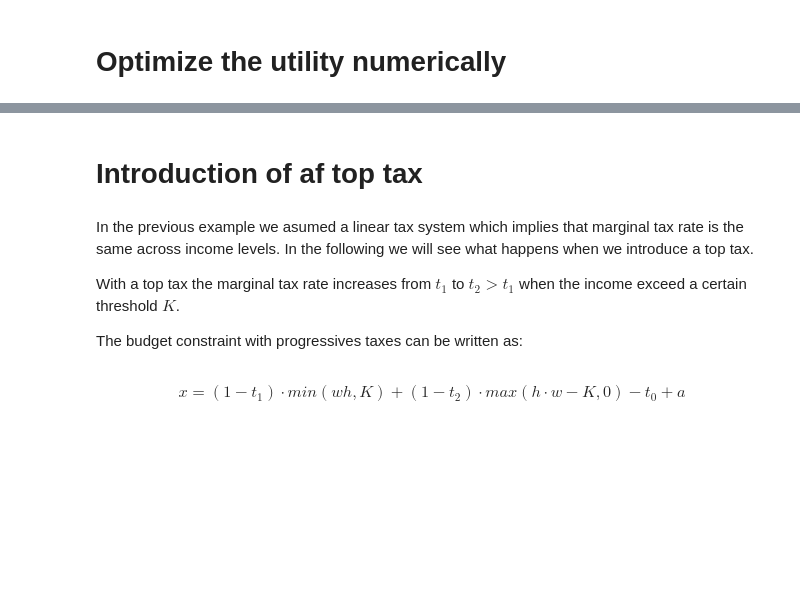
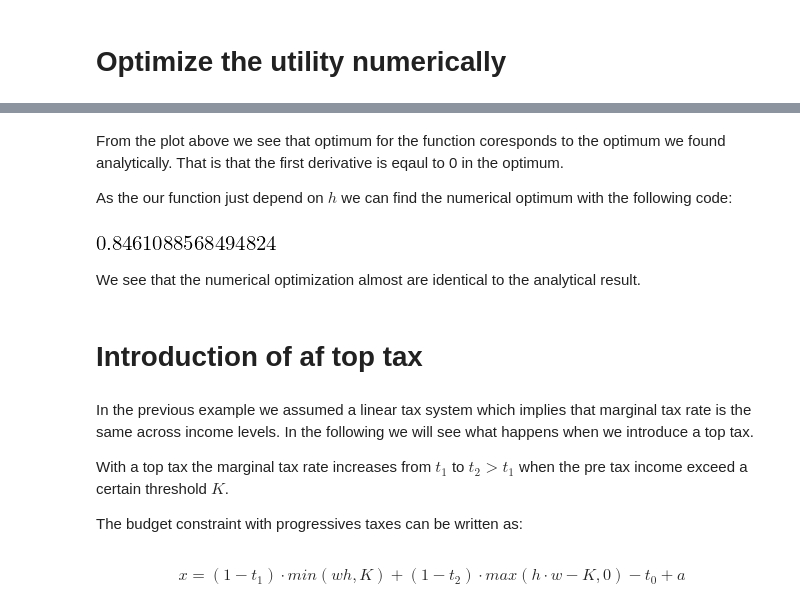
Before and after one commit to NumEconCopenhagen/projects-2019-tobias_jacob_sandru, a Jupyter notebook: modelproject/modelproject.ipynb, the cells around one changed output, grey strips where cells are left out. Saved outputs shown, nothing was run; the diff lists cells and outputs as text; code cells hidden in the pictures; blank space fills up the shorter version.

```diff
--- a/modelproject/modelproject.ipynb
+++ b/modelproject/modelproject.ipynb
@@ -239,9 +310,20 @@ Optimal hours worked: 1034.44
+# %% [markdown]
+From the plot above we see that optimum for the function coresponds to the optimum we found analytically. That is that the first derivative is eqaul to 0 in the optimum.
+
+As the our function just depend on $h$ we can find the numerical optimum with the following code:
+# %%
+h_scalar=optimize.minimize_scalar(utility_func,bounds=(0,1),method='bounded')
+h_scalar.x
+# %% [output]
+[figure, added]
+# %% [markdown]
+We see that the numerical optimization almost are identical to the analytical result.
 # %% [markdown]
 # Introduction of af top tax
 # %% [markdown]
-In the previous example we asumed a linear tax system which implies that marginal tax rate is the same across income levels. In the following we will see what happens when we introduce a top tax.
+In the previous example we assumed a linear tax system which implies that marginal tax rate is the same across income levels. In the following we will see what happens when we introduce a top tax.
 
-With a top tax the marginal tax rate increases from $t_{1}$ to $t_{2}>t_{1}$ when the income exceed a certain threshold $K$.
+With a top tax the marginal tax rate increases from $t_{1}$ to $t_{2}>t_{1}$ when the pre tax income exceed a certain threshold $K$.
 
 The budget constraint with progressives taxes can be written as:
 # %% [markdown]
```
Also changed, not shown: parts of 47 cells of this notebook, 2 other files.
